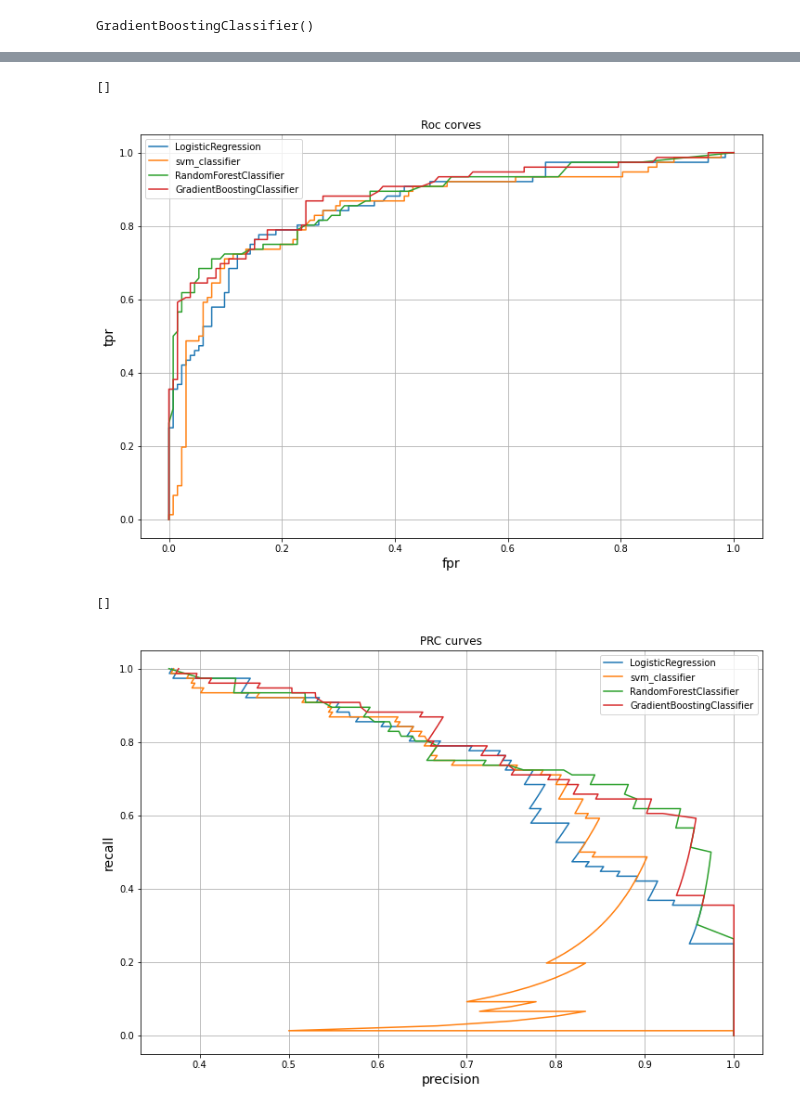
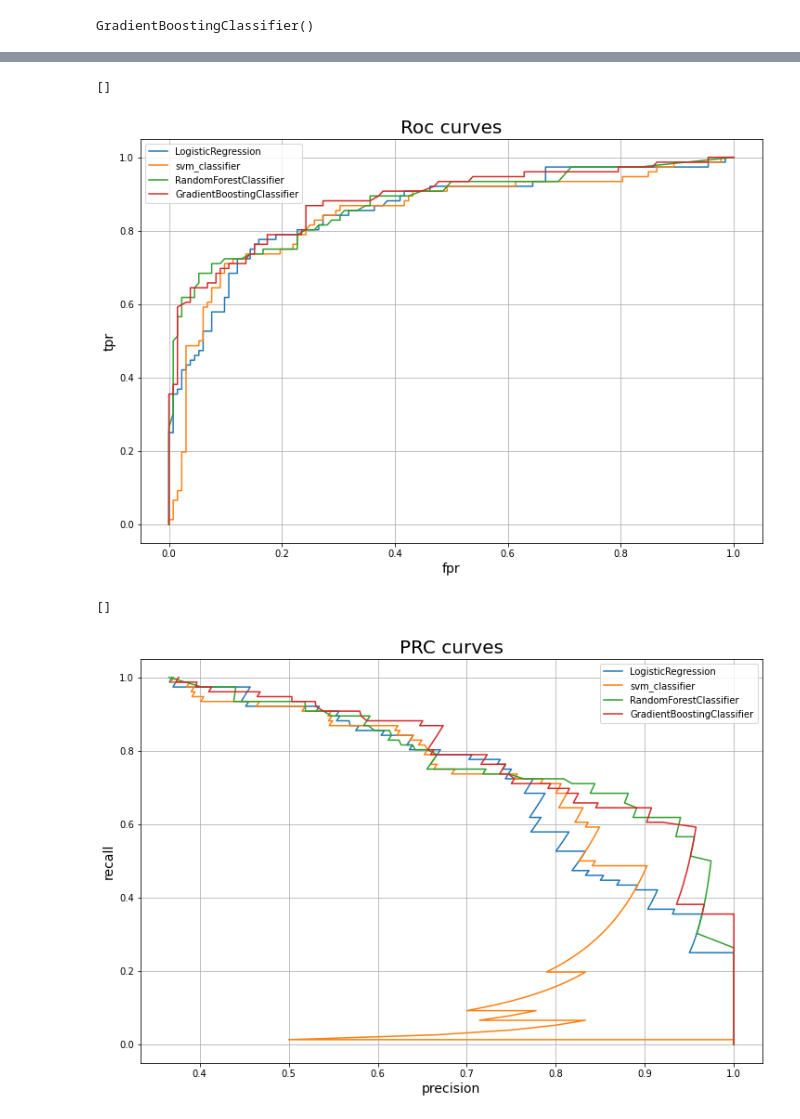
Before and after one commit to Tokey256/kaggle-projects, a Jupyter notebook: Titanic/titanic.ipynb, the cells around one changed output, grey strips where cells are left out. Cells and saved outputs as stored; diff of their text form; code cells hidden in the pictures.

```diff
--- a/Titanic/titanic.ipynb
+++ b/Titanic/titanic.ipynb
@@ -480,18 +480,18 @@ ACCURACY SCORE for GradientBoostingClassifier: 0.8221153846153846
 # %%
 plt.figure(figsize=(12, 8))
 plt.grid(True)
 for proba, name in zip(proba_tuple, models_name):
     fpr, tpr, _ = roc_curve(y_true=y_test, y_score=proba)
     plt.plot(fpr, tpr, label=name)
 
 plt.legend()
 plt.xlabel('fpr', fontsize=14)
 plt.ylabel('tpr', fontsize=14)
-plt.title('Roc curves')
+plt.title('Roc curves', fontsize=20)
 plt.plot()
 # %% [output]
 []
-[figure, old version]
+[figure, new version]
 # %%
 plt.figure(figsize=(12, 8))
 plt.grid(True)
@@ -502,8 +502,8 @@ for proba, name in zip(proba_tuple, models_name):
 plt.legend()
 plt.xlabel('precision', fontsize=14)
 plt.ylabel('recall', fontsize=14)
-plt.title('PRC curves')
+plt.title('PRC curves', fontsize=20)
 plt.plot()
 # %% [output]
 []
-[figure, old version]
+[figure, new version]
```
